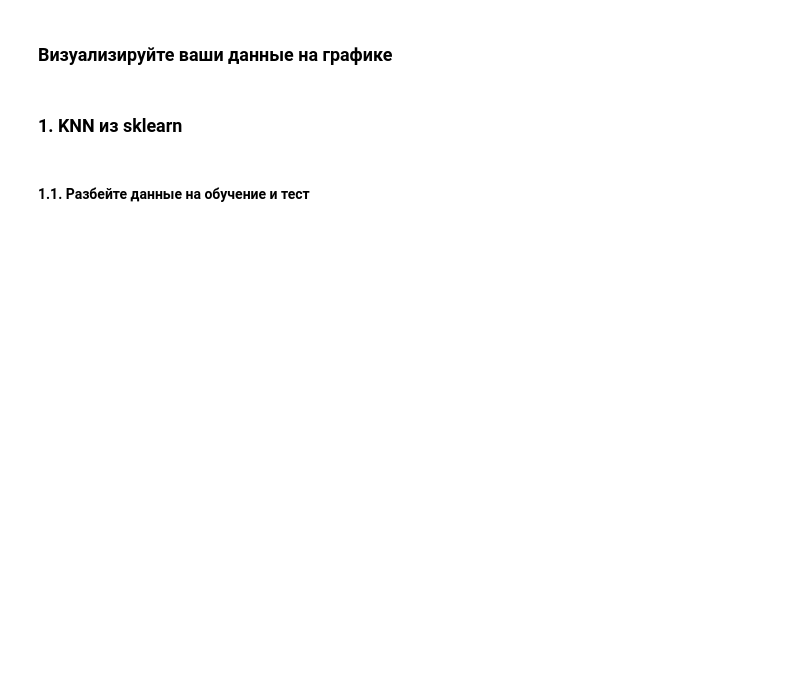
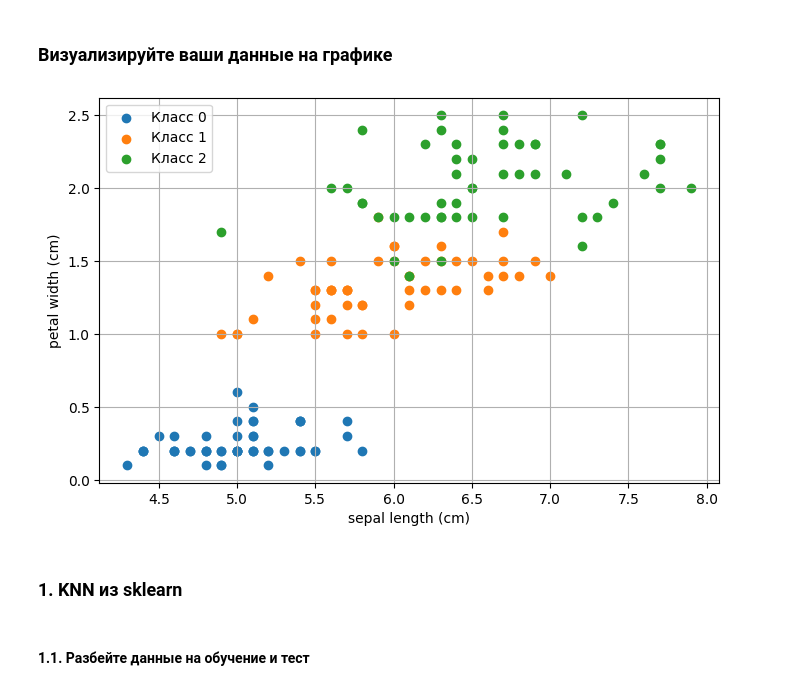
Before and after one commit to runessaa/-Streltsov-Projects, a Jupyter notebook: Практическая_работа_4_Метод_K_ближайших_соседей.ipynb, the cells around one changed output. Cells and saved outputs as stored; diff of their text form; code cells hidden in the pictures; blank space fills up the shorter version.

```diff
--- a/Практическая_работа_4_Метод_K_ближайших_соседей.ipynb
+++ b/Практическая_работа_4_Метод_K_ближайших_соседей.ipynb
@@ -288,0 +350,4 @@ y
+# %%
+X = X.iloc[:, [0, 3]].copy()
+X.columns = ['sepal length (cm)', 'petal width (cm)']
+X.head()
@@ -293,3 +363,15 @@ y
+# %%
+import matplotlib.pyplot as plt
+plt.figure(figsize=(8, 5))
+for cls in sorted(np.unique(y)):
+  plt.scatter(X.loc[np.array(y) == cls, 'sepal length (cm)'], X.loc[np.array(y) == cls, 'petal width (cm)'], label=f'Класс {cls}')
+plt.xlabel('sepal length (cm)')
+plt.ylabel('petal width (cm)')
+plt.legend()
+plt.grid(True)
+plt.show()
+# %% [output]
+[figure, added]
 # %% [markdown]
 ### **1. KNN из sklearn**
 # %% [markdown]
```
Also changed, not shown: parts of 98 cells of this notebook.
